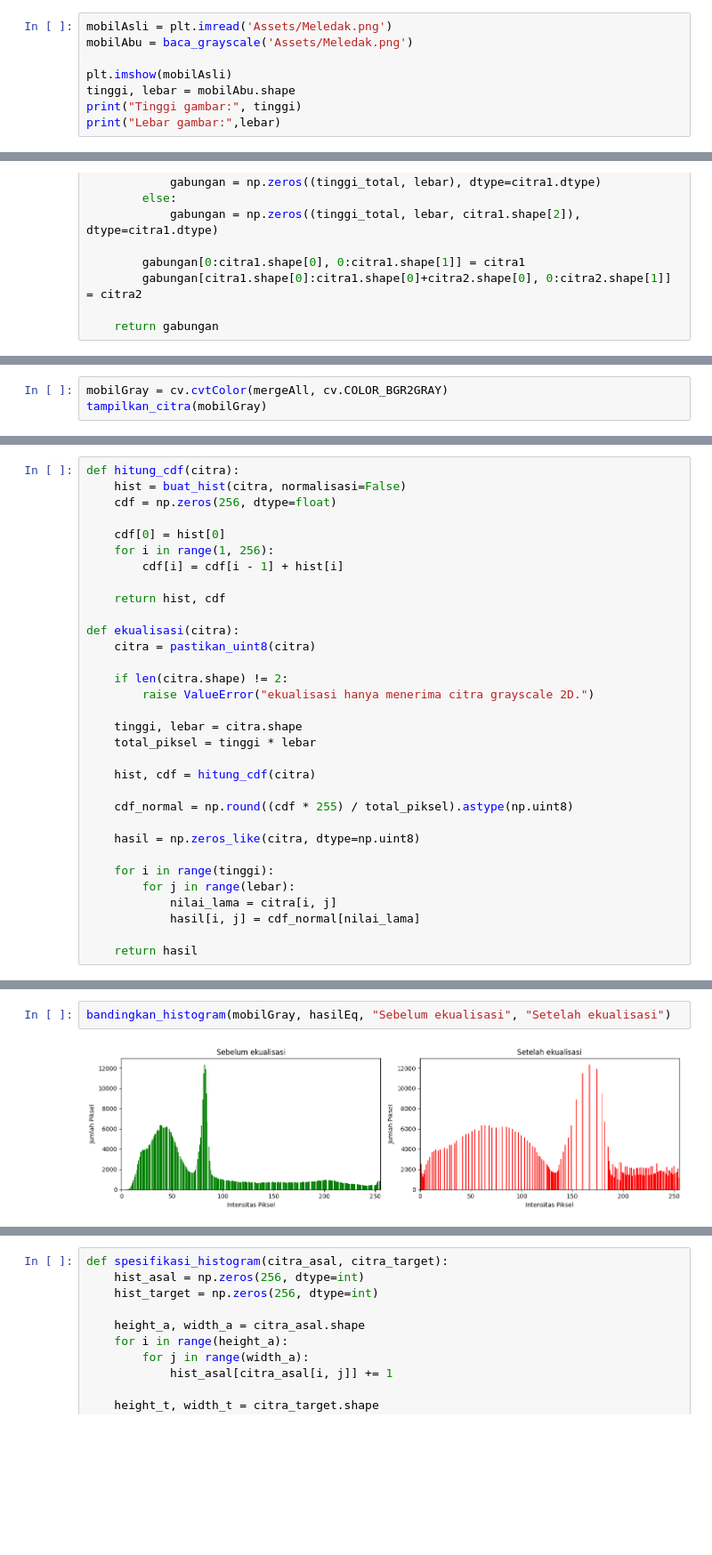
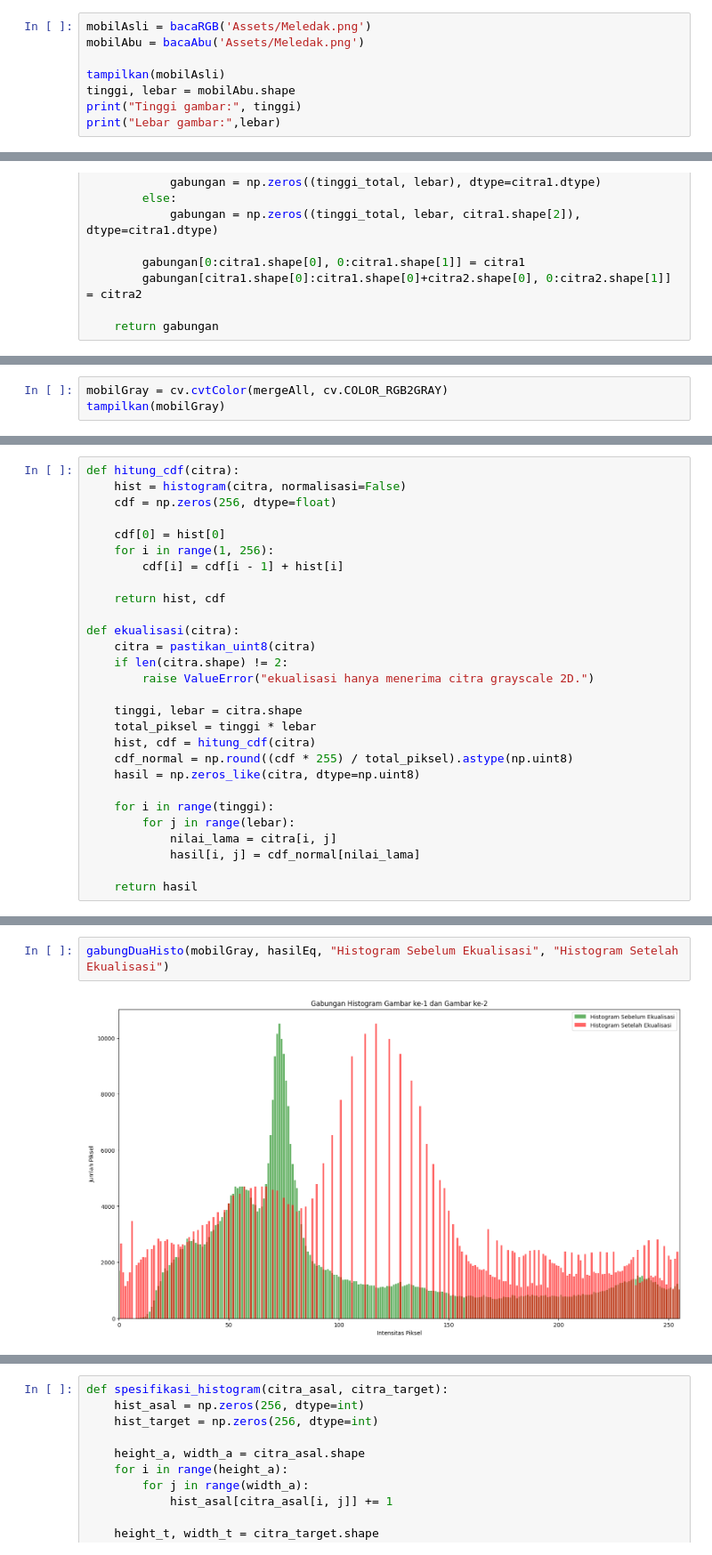
Before and after one commit to praktikum-pcd-2026/modul-2-qomaulii, a Jupyter notebook: windah.ipynb, the cells around one changed output, grey strips where cells are left out. Shown at 89% size. Saved outputs shown, nothing was run; the diff lists cells and outputs as text; blank space fills up the shorter version.

```diff
--- a/windah.ipynb
+++ b/windah.ipynb
@@ -92,10 +67,10 @@ def tampilkan_beberapa(daftar_citra, daftar_judul=None, cmap="gray", figsize=(14
     plt.tight_layout()
     plt.show()
 # %%
-mobilAsli = plt.imread('Assets/Meledak.png')
-mobilAbu = baca_grayscale('Assets/Meledak.png')
+mobilAsli = bacaRGB('Assets/Meledak.png')
+mobilAbu = bacaAbu('Assets/Meledak.png')
 
-plt.imshow(mobilAsli)
+tampilkan(mobilAsli)
 tinggi, lebar = mobilAbu.shape
 print("Tinggi gambar:", tinggi)
 print("Lebar gambar:",lebar)
@@ -174,6 +145,6 @@ tampilkan_citra(mergeAll)
 # %% [output]
 [figure]
 # %%
-mobilGray = cv.cvtColor(mergeAll, cv.COLOR_BGR2GRAY)
-tampilkan_citra(mobilGray)
+mobilGray = cv.cvtColor(mergeAll, cv.COLOR_RGB2GRAY)
+tampilkan(mobilGray)
 # %% [output]
@@ -254,6 +221,6 @@ def bandingkan_histogram(citra1, citra2, judul1="Sebelum", judul2="Sesudah"):
 # %%
 def hitung_cdf(citra):
-    hist = buat_hist(citra, normalisasi=False)
+    hist = histogram(citra, normalisasi=False)
     cdf = np.zeros(256, dtype=float)
 
     cdf[0] = hist[0]
@@ -264,17 +231,13 @@ def hitung_cdf(citra):
 
 def ekualisasi(citra):
     citra = pastikan_uint8(citra)
-
     if len(citra.shape) != 2:
         raise ValueError("ekualisasi hanya menerima citra grayscale 2D.")
 
     tinggi, lebar = citra.shape
     total_piksel = tinggi * lebar
-
     hist, cdf = hitung_cdf(citra)
-
     cdf_normal = np.round((cdf * 255) / total_piksel).astype(np.uint8)
-
     hasil = np.zeros_like(citra, dtype=np.uint8)
 
     for i in range(tinggi):
@@ -292,5 +254,5 @@ tampilkan_citra(hasilEq, "Setelah ekualisasi")
 # %%
-bandingkan_histogram(mobilGray, hasilEq, "Sebelum ekualisasi", "Setelah ekualisasi")
+gabungDuaHisto(mobilGray, hasilEq, "Histogram Sebelum Ekualisasi", "Histogram Setelah Ekualisasi")
 # %% [output]
-[figure, old version]
+[figure, new version]
 # %%
```
Also changed, not shown: parts of 18 cells of this notebook.
